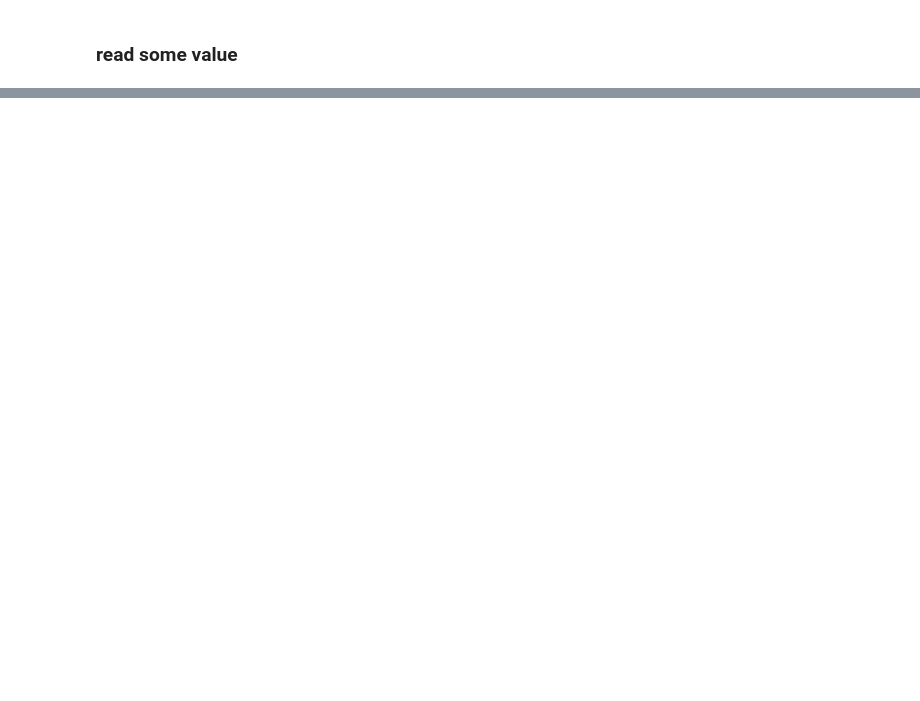
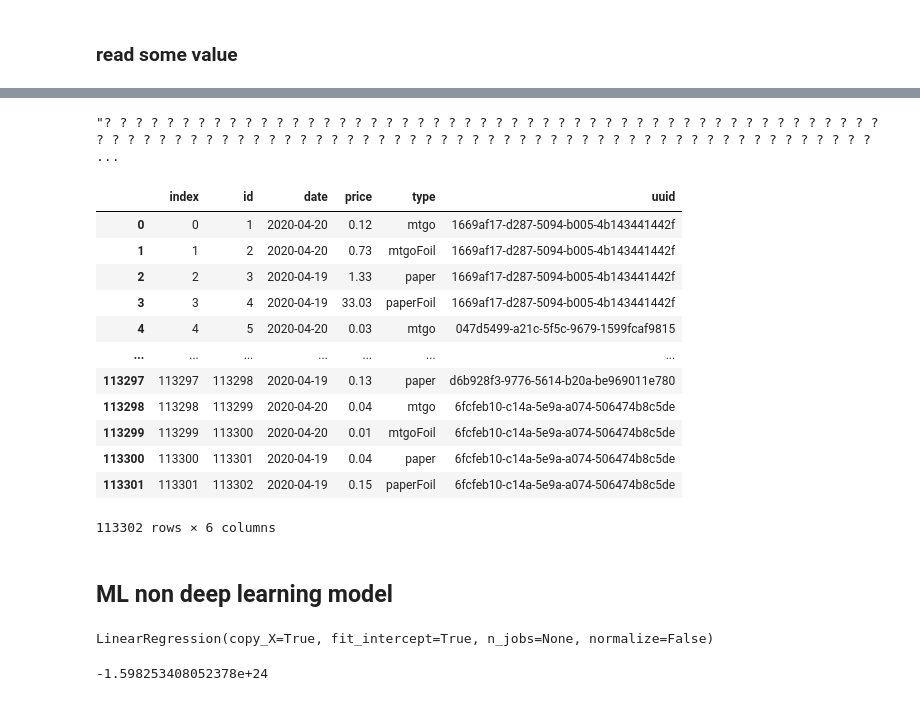
Before and after one commit to kiiiwii/mtg, a Jupyter notebook: MTG analysis.ipynb, the cells around one changed output, grey strips where cells are left out. Drawn from its saved outputs; the diff is of its cells as text; code cells hidden in the pictures; blank space fills up the shorter version.

Commit message:
non-neural network model, predictions & evaluation

```diff
--- a/MTG analysis.ipynb
+++ b/MTG analysis.ipynb
@@ -448,0 +473,32 @@ np.argwhere(np.isnan(padded))
+# %%
+decode_sentence(X_test[35])
+# %% [output]
+"? ? ? ? ? ? ? ? ? ? ? ? ? ? ? ? ? ? ? ? ? ? ? ? ? ? ? ? ? ? ? ? ? ? ? ? ? ? ? ? ? ? ? ? ? ? ? ? ? ? ? ? ? ? ? ? ? ? ? ? ? ? ? ? ? ? ? ? ? ? ? ? ? ? ? ? ? ? ? ? ? ? ? ? ? ? ? ? ? ? ? ? ? ? ? ? ? ? ? ? ...
+# %%
+# data[data['name'].str.contains("Gallia")]
+prices
+# %% [output]
+|  | index | id | date | price | type | uuid |
+| 0 | 0 | 1 | 2020-04-20 | 0.12 | mtgo | 1669af17-d287-5094-b005-4b143441442f |
+| 1 | 1 | 2 | 2020-04-20 | 0.73 | mtgoFoil | 1669af17-d287-5094-b005-4b143441442f |
+| 2 | 2 | 3 | 2020-04-19 | 1.33 | paper | 1669af17-d287-5094-b005-4b143441442f |
+| 3 | 3 | 4 | 2020-04-19 | 33.03 | paperFoil | 1669af17-d287-5094-b005-4b143441442f |
+| 4 | 4 | 5 | 2020-04-20 | 0.03 | mtgo | 047d5499-a21c-5f5c-9679-1599fcaf9815 |
+| ... | ... | ... | ... | ... | ... | ... |
+| 113297 | 113297 | 113298 | 2020-04-19 | 0.13 | paper | d6b928f3-9776-5614-b20a-be969011e780 |
+| 113298 | 113298 | 113299 | 2020-04-20 | 0.04 | mtgo | 6fcfeb10-c14a-5e9a-a074-506474b8c5de |
+| 113299 | 113299 | 113300 | 2020-04-20 | 0.01 | mtgoFoil | 6fcfeb10-c14a-5e9a-a074-506474b8c5de |
+| 113300 | 113300 | 113301 | 2020-04-19 | 0.04 | paper | 6fcfeb10-c14a-5e9a-a074-506474b8c5de |
+| 113301 | 113301 | 113302 | 2020-04-19 | 0.15 | paperFoil | 6fcfeb10-c14a-5e9a-a074-506474b8c5de |
+113302 rows × 6 columns
+# %% [markdown]
+## ML non deep learning model
+# %%
+ml_model = LinearRegression()
+ml_model.fit(X_train, y_train)
+# %% [output]
+LinearRegression(copy_X=True, fit_intercept=True, n_jobs=None, normalize=False)
+# %%
+ml_model.score(X_test, y_test)
+# %% [output]
+-1.598253408052378e+24
```
Also changed, not shown: parts of 12 cells of this notebook.
